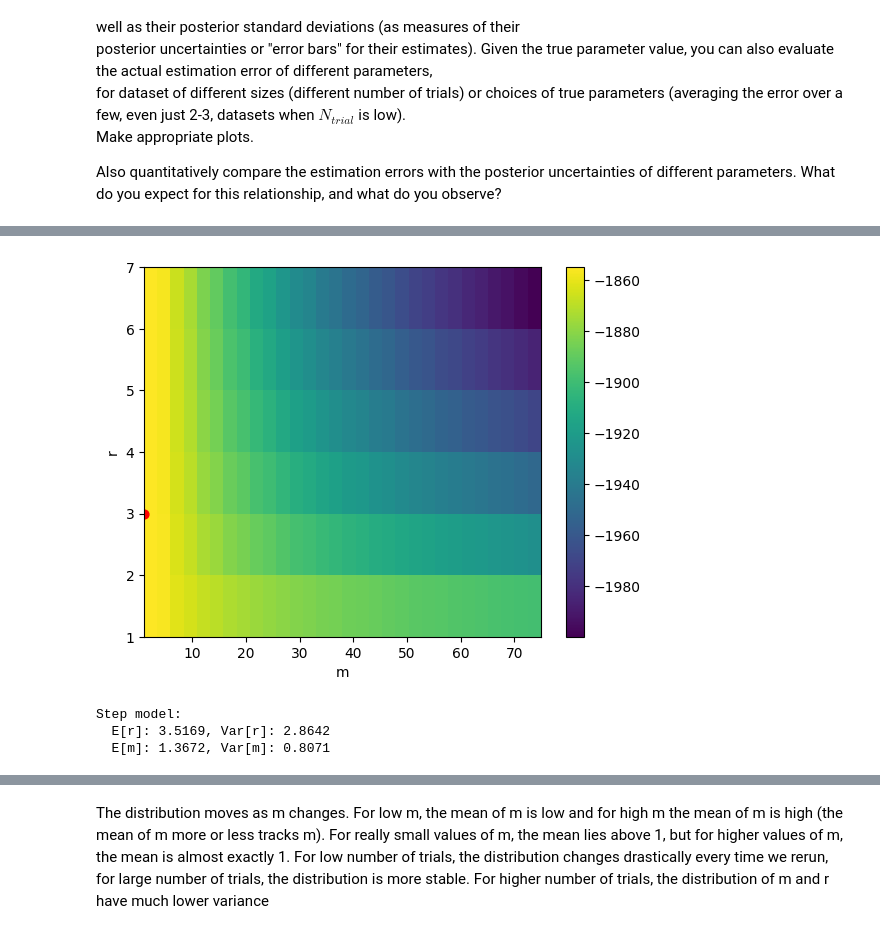
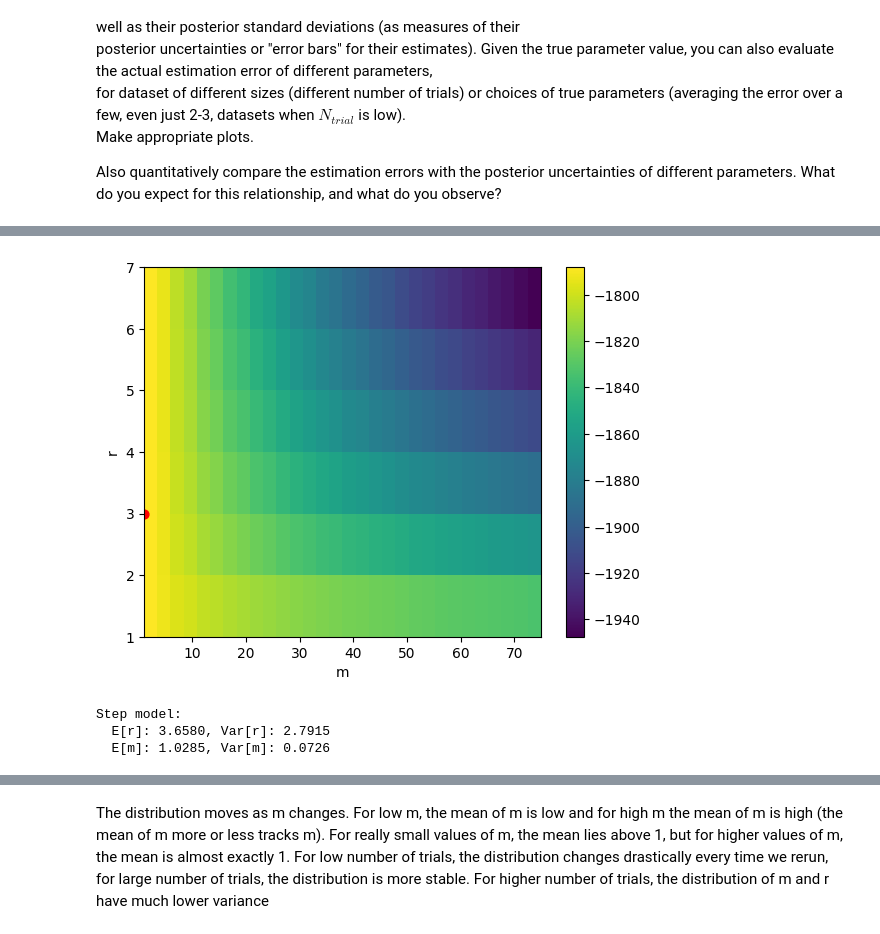
Before and after one commit to ericyh/Neural_Data_Processing, a Jupyter notebook: GG3_project.ipynb, the cells around one changed output, grey strips where cells are left out. Cells and saved outputs as stored; diff of their text form; code cells hidden in the pictures.

```diff
--- a/GG3_project.ipynb
+++ b/GG3_project.ipynb
@@ -1851,9 +1851,9 @@ def generate_ramp_trial_ll(beta, sigma, spikes, T = 100, K = 50, x0 = 0.2, Rh =
   A = hmm_normalizer(pi, T_matrix, ll)
   return A
 # %%
-def find_step_log_likelihood(r, m, spikes, N_trials = 50, x0 = 0.2):
+def find_step_log_likelihood(r, m, spikes, N_trials = 50, x0 = 0.2, Rh = 50):
   log_likelihood = 0
   for i in range(N_trials):
-    log_likelihood += generate_step_trial_ll(r = r, m = m, x0= x0, spikes = spikes[i])
+    log_likelihood += generate_step_trial_ll(r = r, m = m, x0= x0, spikes = spikes[i], Rh = Rh)
   return log_likelihood
 # %%
@@ -1935,7 +1935,7 @@ def calculate_step_model_posterior(M, T, N_trials, m, r, plot = False):
     step = StepModel(m=m, r=r, x0=0.2, Rh=50)
     step_spikes, _ = step.simulate(Ntrials=N_trials, T=T, get_rate=False)
 
-    log_likelihood_step = step_trials(step_spikes, N_trials=N_trials)
+    log_likelihood_step = step_trials(step_spikes, N_trials=N_trials, Rh=50, T=T, x0=0.2, M=M)
     log_prior_step = np.log(1/(6*M))
     log_posterior_step = log_likelihood_step + log_prior_step
 
@@ -1954,37 +1954,37 @@ def calculate_step_model_posterior(M, T, N_trials, m, r, plot = False):
     log_denominator = logsumexp(log_likelihood_step)
 
     # ---- r: mean and variance ----
     log_weighted_r = np.log(r_mat + 1e-12) + log_likelihood_step
     log_weighted_r2 = np.log(r_mat**2 + 1e-12) + log_likelihood_step
 
     log_mean_r = logsumexp(log_weighted_r) - log_denominator
     log_mean_r2 = logsumexp(log_weighted_r2) - log_denominator
 
     mean_r = np.exp(log_mean_r)
     var_r = np.exp(log_mean_r2) - mean_r**2
 
     # ---- m: mean and variance ----
     log_weighted_m = np.log(m_mat + 1e-12) + log_likelihood_step
     log_weighted_m2 = np.log(m_mat**2 + 1e-12) + log_likelihood_step
 
     log_mean_m = logsumexp(log_weighted_m) - log_denominator
     log_mean_m2 = logsumexp(log_weighted_m2) - log_denominator
 
     mean_m = np.exp(log_mean_m)
     var_m = np.exp(log_mean_m2) - mean_m**2
 
     print(f"Step model:")
     print(f"  E[r]: {mean_r:.4f}, Var[r]: {var_r:.4f}")
     print(f"  E[m]: {mean_m:.4f}, Var[m]: {var_m:.4f}")
 
     return log_posterior_step
 
 _ = calculate_step_model_posterior(M = 30, T = 100, N_trials = 20, m = 1, r = 3, plot=True)
 # %% [output]
-[figure, old version]
+[figure, new version]
 Step model:
-  E[r]: 3.5169, Var[r]: 2.8642
-  E[m]: 1.3672, Var[m]: 0.8071
+  E[r]: 3.6580, Var[r]: 2.7915
+  E[m]: 1.0285, Var[m]: 0.0726
 # %%
 fig, axs = plt.subplots(3, 3, figsize=(5, 5), sharex=True, sharey=True, constrained_layout=True)
 
```
Also changed, not shown: parts of 39 cells of this notebook.
